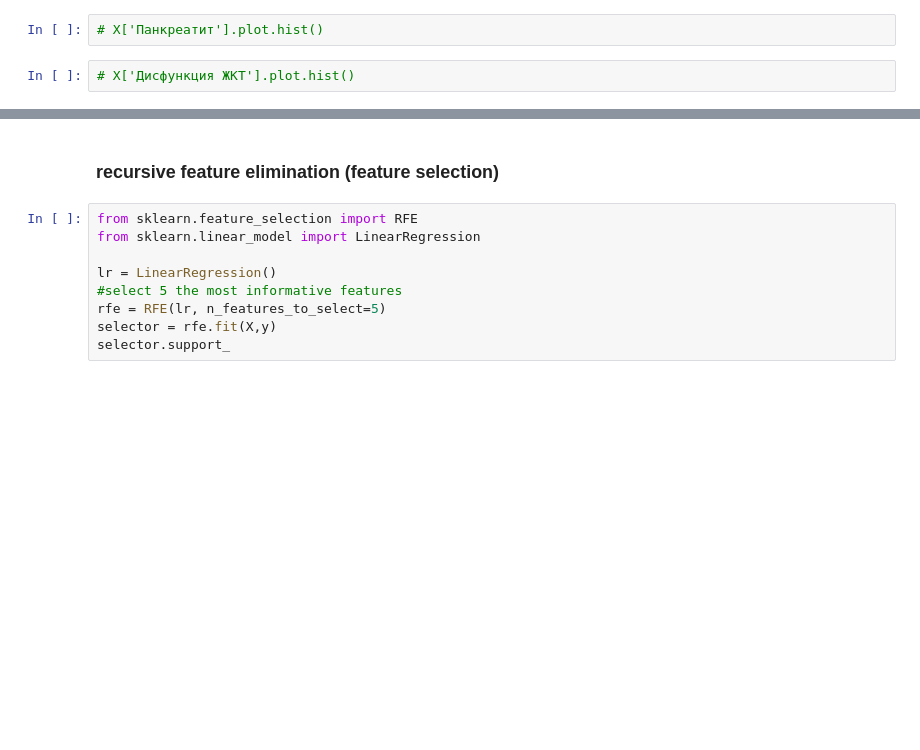
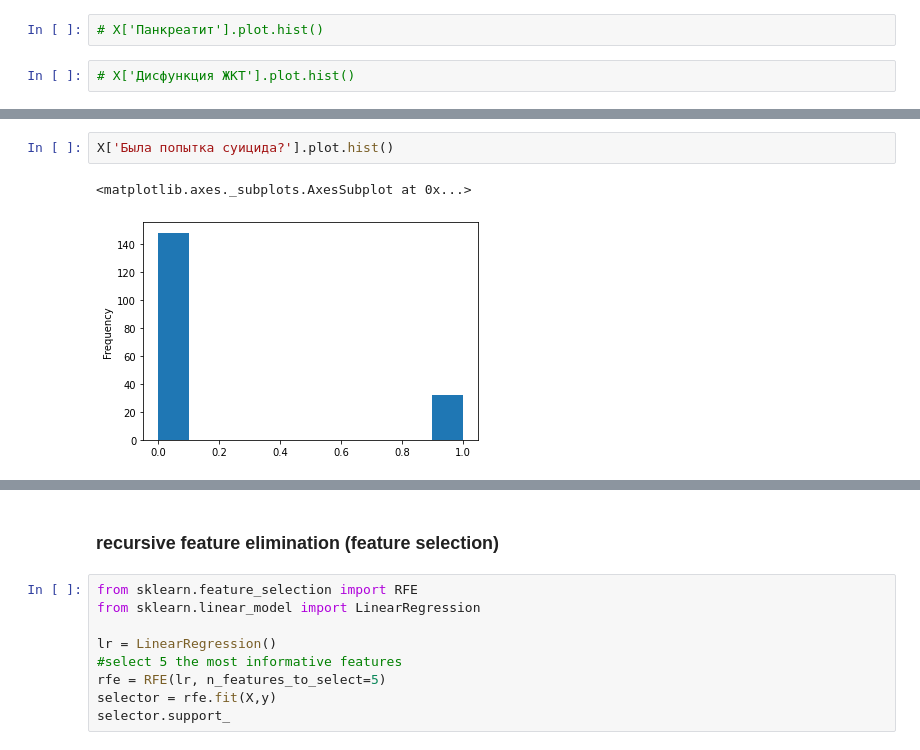
Before and after one commit to Nikitaion/mental_disorders, a Jupyter notebook: mental_disorders.ipynb, the cells around one changed output, grey strips where cells are left out. Cells and saved outputs as stored; diff of their text form; blank space fills up the shorter version.

```diff
--- a/mental_disorders.ipynb
+++ b/mental_disorders.ipynb
@@ -356,3 +357,8 @@ X['G'].plot.hist()
+# %%
+X['Была попытка суицида?'].plot.hist()
+# %% [output]
+<matplotlib.axes._subplots.AxesSubplot at 0x...>
+[figure, added]
 # %%
 X.min()
 # %% [output]
```
Also changed, not shown: parts of 182 cells of this notebook.
